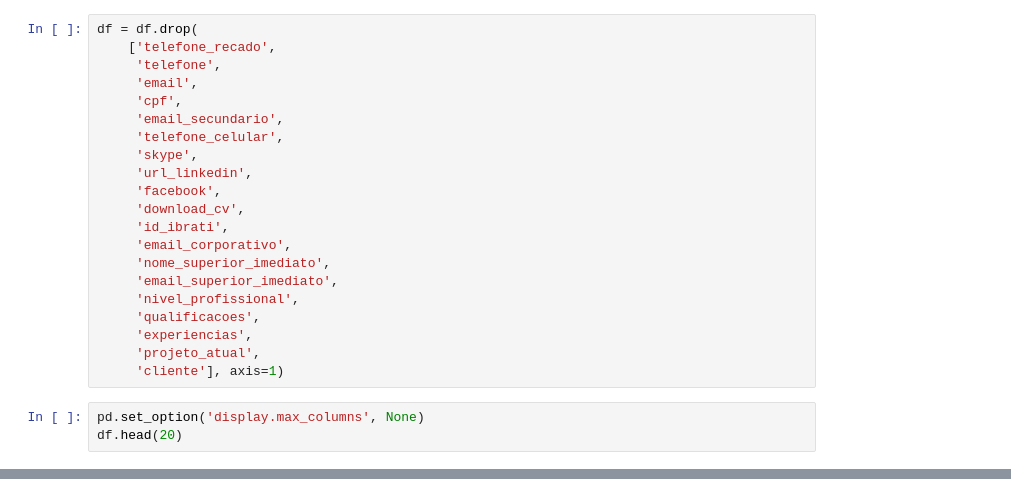
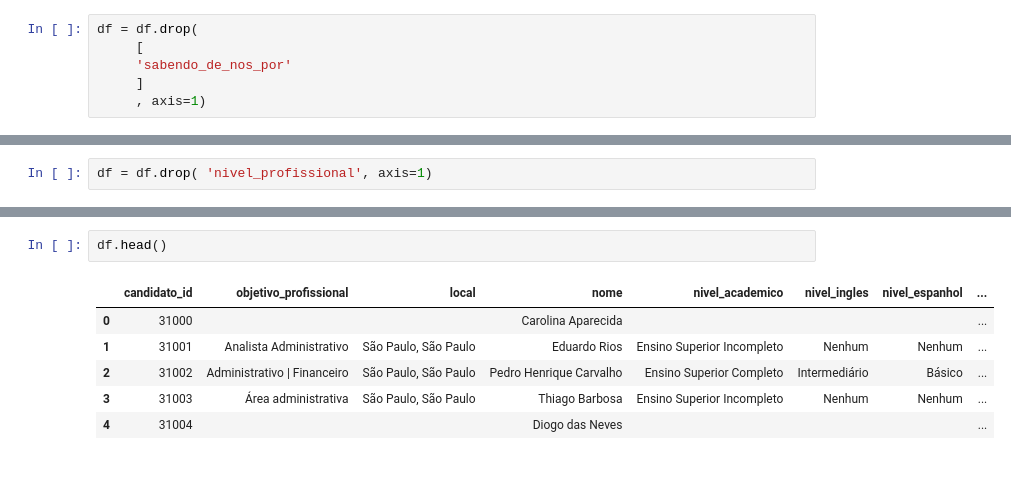
Before and after one commit to maykonalves/Datathon, a Jupyter notebook: notebooks/eda_applicants.ipynb, the cells around one changed output, grey strips where cells are left out. Cells and saved outputs as stored; diff of their text form.

```diff
--- a/notebooks/eda_applicants.ipynb
+++ b/notebooks/eda_applicants.ipynb
@@ -100,24 +119,6 @@ Column 'email_superior_imediato' unique values: [nan 'gabriel@decisiongroup.com.
 # %%
 df = df.drop(
-    ['telefone_recado',
-     'telefone',
-     'email',
-     'cpf',
-     'email_secundario',
-     'telefone_celular',
-     'skype',
-     'url_linkedin',
-     'facebook',
-     'download_cv',
-     'id_ibrati',
-     'email_corporativo',
-     'nome_superior_imediato',
-     'email_superior_imediato',
-     'nivel_profissional',
-     'qualificacoes',
-     'experiencias',
-     'projeto_atual',
-     'cliente'], axis=1)
+     [
+     'sabendo_de_nos_por'
+     ]
+     , axis=1)
-# %%
-pd.set_option('display.max_columns', None)
-df.head(20)
@@ -141,0 +141,2 @@ df.head(20)
+# %%
+df = df.drop( 'nivel_profissional', axis=1)
@@ -141,0 +174,9 @@ df.head(20)
+# %%
+df.head()
+# %% [output]
+|  | candidato_id | objetivo_profissional | local | nome | nivel_academico | nivel_ingles | nivel_espanhol | ... |
+| 0 | 31000 |  |  | Carolina Aparecida |  |  |  | ... |
+| 1 | 31001 | Analista Administrativo | São Paulo, São Paulo | Eduardo Rios | Ensino Superior Incompleto | Nenhum | Nenhum | ... |
+| 2 | 31002 | Administrativo | Financeiro | São Paulo, São Paulo | Pedro Henrique Carvalho | Ensino Superior Completo | Intermediário | Básico | ... |
+| 3 | 31003 | Área administrativa | São Paulo, São Paulo | Thiago Barbosa | Ensino Superior Incompleto | Nenhum | Nenhum | ... |
+| 4 | 31004 |  |  | Diogo das Neves |  |  |  | ... |
```
Also changed, not shown: parts of 25 cells of this notebook, 21 other files.
